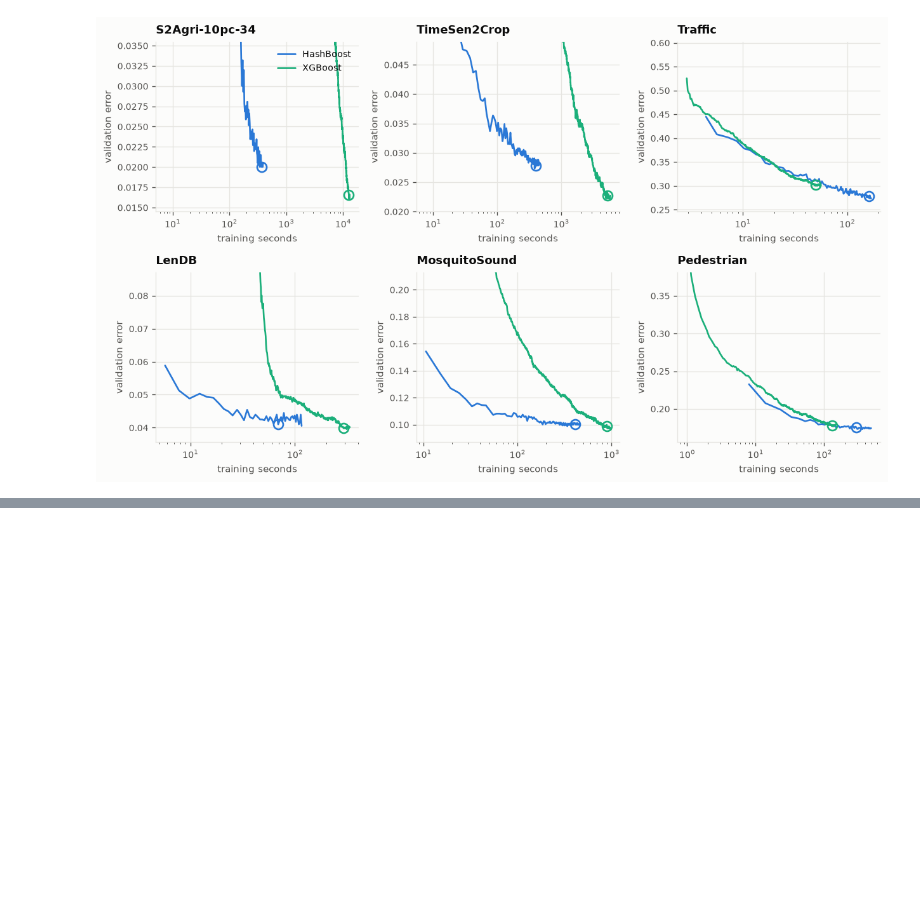
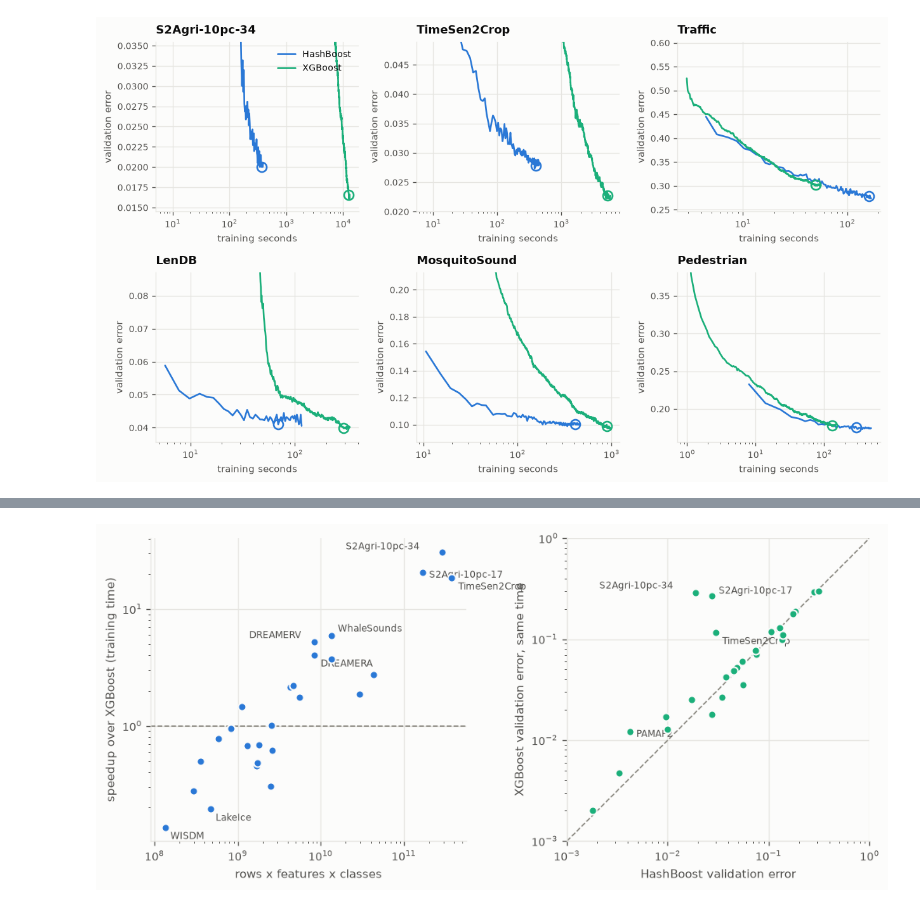
Before and after one commit to minip8/FIT2082, a Jupyter notebook: notebooks/monster.ipynb, the cells around one changed output, grey strips where cells are left out. Drawn from its saved outputs; the diff is of its cells as text; code cells hidden in the pictures; blank space fills up the shorter version.

```diff
--- a/notebooks/monster.ipynb
+++ b/notebooks/monster.ipynb
@@ -52,10 +52,15 @@ for fold in range(5):
         run = json.loads(path.read_text())
         for label, entry in run["models"].items():
             entries[run["dataset"], fold, engine(label)] = entry
+# The repaired rerun replaces the failed run's error, not its time: it ran on
+# the RTX 4060, so the L40S run's training seconds stand.
+l40s_seconds = {}
 for path in sorted((RESULTS / "repaired").glob("*.json")):
     run = json.loads(path.read_text())
     for label, entry in run["models"].items():
-        entries[run["dataset"], run["split"]["fold"], engine(label)] = entry
+        key = run["dataset"], run["split"]["fold"], engine(label)
+        l40s_seconds[key] = training_s(entries[key])
+        entries[key] = entry
 
 for (dataset, fold, model), entry in entries.items():
     rows.append(
@@ -65,7 +70,7 @@ for (dataset, fold, model), entry in entries.items():
             "model": model,
             "test": entry["test"]["merror"],
             "va": entry["tuned"],
-            "seconds": training_s(entry),
+            "seconds": l40s_seconds.get((dataset, fold, model), training_s(entry)),
         }
     )
 
@@ -468,0 +557,67 @@ fig.savefig(FIGURES / "monster_time.pdf", bbox_inches="tight")
+# %%
+fig, axes = plt.subplots(1, 2, figsize=(10.0, 4.2), gridspec_kw={"wspace": 0.3})
+
+# label offsets in points, so the crowded top-right points stay legible
+LEFT = {
+    "S2Agri-10pc-34": (-74, 2),
+    "S2Agri-10pc-17": (5, -4),
+    "TimeSen2Crop": (5, -9),
+    "WhaleSounds": (5, 3),
+    "DREAMERV": (-50, 3),
+    "DREAMERA": (5, -9),
+}
+RIGHT = {
+    "S2Agri-10pc-34": (-74, 3),
+    "S2Agri-10pc-17": (5, 2),
+    "TimeSen2Crop": (5, -9),
+    "PAMAP2": (5, -4),
+}
+
+ax = axes[0]
+ax.axhline(1, color=MUTED, lw=1, ls="--", zorder=1)
+for dataset, r in speed.iterrows():
+    dot(ax, r["cost"], r["speedup"], COLOURS["hashboost"])
+    if r["speedup"] > 4 or r["speedup"] < 0.25:
+        ax.annotate(
+            dataset,
+            (r["cost"], r["speedup"]),
+            fontsize=7,
+            color=INK_2,
+            xytext=LEFT.get(dataset, (4, -9)),
+            textcoords="offset points",
+        )
+ax.set_xscale("log")
+ax.set_yscale("log")
+finish(
+    ax,
+    xlabel="rows x features x classes",
+    ylabel="speedup over XGBoost (training time)",
+)
+
+ax = axes[1]
+ax.plot([1e-3, 1], [1e-3, 1], color=MUTED, lw=1, ls="--", zorder=1)
+for dataset, r in speed.iterrows():
+    dot(ax, r["hb_va"], r["xgb_va_matched"], COLOURS["xgboost"])
+    if r["xgb_va_matched"] / r["hb_va"] > 2.5:
+        ax.annotate(
+            dataset,
+            (r["hb_va"], r["xgb_va_matched"]),
+            fontsize=7,
+            color=INK_2,
+            xytext=RIGHT.get(dataset, (4, -9)),
+            textcoords="offset points",
+        )
+ax.set_xscale("log")
+ax.set_yscale("log")
+ax.set_xlim(1e-3, 1)
+ax.set_ylim(1e-3, 1)
+ax.set_aspect("equal")
+finish(
+    ax,
+    xlabel="HashBoost validation error",
+    ylabel="XGBoost validation error, same time",
+)
+
+fig.savefig(FIGURES / "monster_speed.pdf", bbox_inches="tight")
+# %% [output]
+[figure, added]
```
Also changed, not shown: parts of 2 cells of this notebook, 7 other files.
